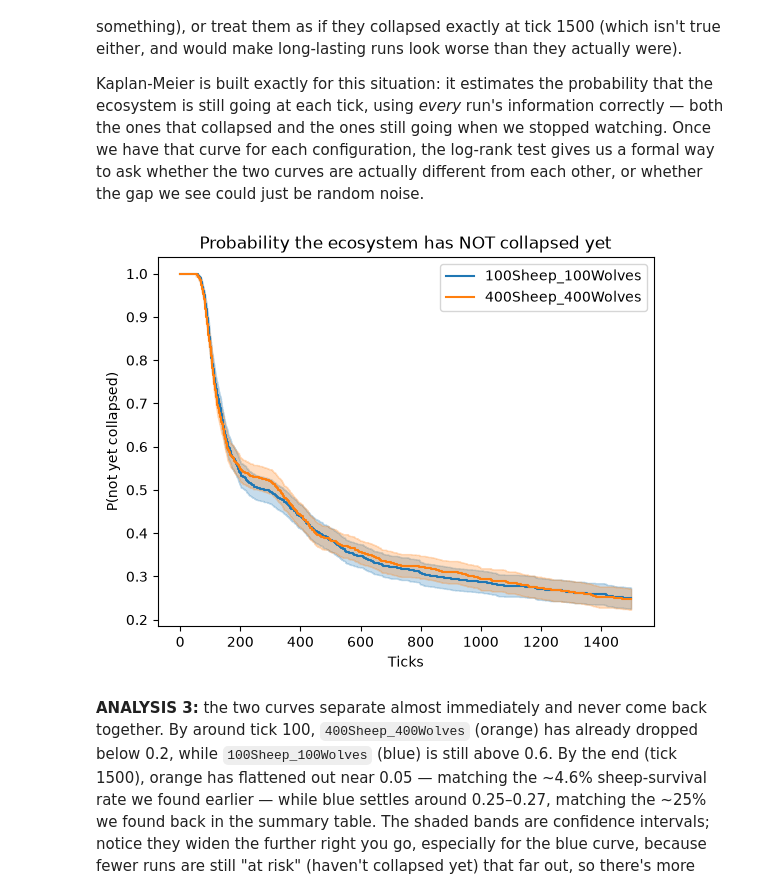
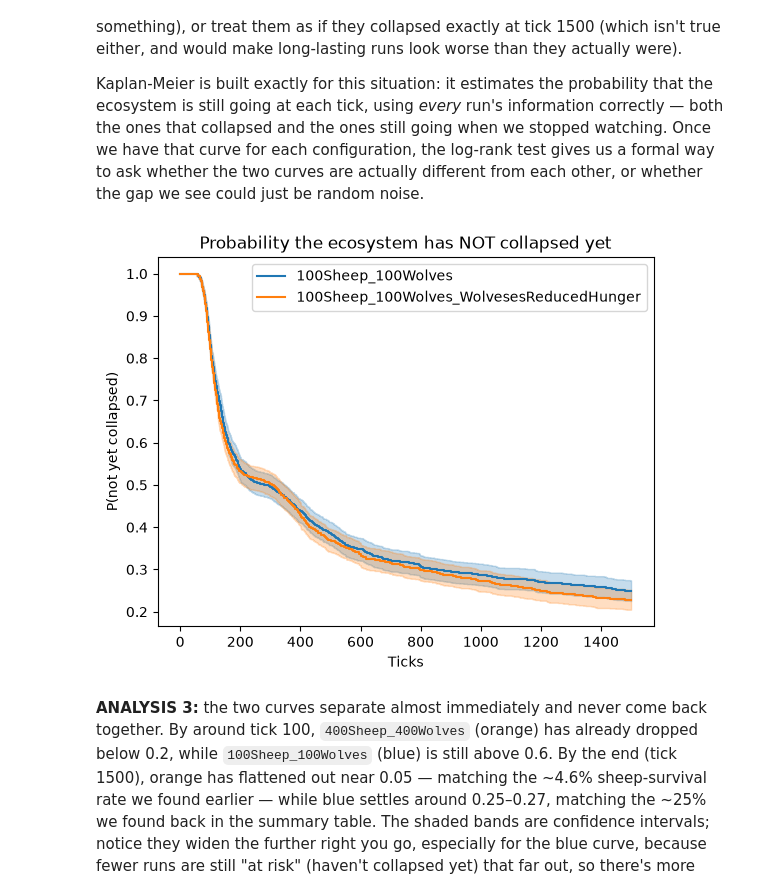
Before and after one commit to MarkGScott960/DACSS690C_HW4, a Jupyter notebook: wolves_sheep_BS_comparison.ipynb, the cells around one changed output. Drawn from its saved outputs; the diff is of its cells as text; code cells hidden in the pictures.

```diff
--- a/wolves_sheep_BS_comparison.ipynb
+++ b/wolves_sheep_BS_comparison.ipynb
@@ -25,5 +26,5 @@ def read_bs_table(path):
                   "land_with_grass", "count_sheep", "count_wolves"]
     return df
 
-exp_100 = read_bs_table(bs100link)
+#exp_100 = read_bs_table(bs100link)
 exp_100_marks = read_bs_table(marks100link)
@@ -172,28 +180,29 @@ Kaplan-Meier is built exactly for this situation: it estimates the probability t
 # %%
 from lifelines import KaplanMeierFitter
 from lifelines.statistics import logrank_test
 
 both["event"] = ~both["censored"]  # event = 1 if collapse actually happened before the time limit
 
 sub_100 = both[both["config"] == "100Sheep_100Wolves"]
 sub_100_marks = both[both["config"] == "400Sheep_400Wolves"]
 
 kmf_100 = KaplanMeierFitter()
 kmf_100_marks = KaplanMeierFitter()
 
 ax = plt.subplot(111)
 kmf_100.fit(sub_100["step"], event_observed=sub_100["event"], label="100Sheep_100Wolves")
 kmf_100.plot_survival_function(ax=ax)
 
-kmf_100_marks.fit(sub_100_marks["step"], event_observed=sub_100_marks["event"], label="400Sheep_400Wolves")
+
+kmf_100_marks.fit(sub_100_marks["step"], event_observed=sub_100_marks["event"], label="100Sheep_100Wolves_WolvesesReducedHunger")
 kmf_100_marks.plot_survival_function(ax=ax)
 
 plt.title("Probability the ecosystem has NOT collapsed yet")
 plt.xlabel("Ticks")
 plt.ylabel("P(not yet collapsed)")
 plt.show()
 # %% [output]
-[figure, old version]
+[figure, new version]
 # %% [markdown]
 **ANALYSIS 3:** the two curves separate almost immediately and never come back together. By around tick 100, `400Sheep_400Wolves` (orange) has already dropped below 0.2, while `100Sheep_100Wolves` (blue) is still above 0.6. By the end (tick 1500), orange has flattened out near 0.05 — matching the ~4.6% sheep-survival rate we found earlier — while blue settles around 0.25–0.27, matching the ~25% we found back in the summary table. The shaded bands are confidence intervals; notice they widen the further right you go, especially for the blue curve, because fewer runs are still "at risk" (haven't collapsed yet) that far out, so there's more uncertainty about the true probability at that point.
 
```
Also changed, not shown: parts of 7 cells of this notebook, 2 other files.
